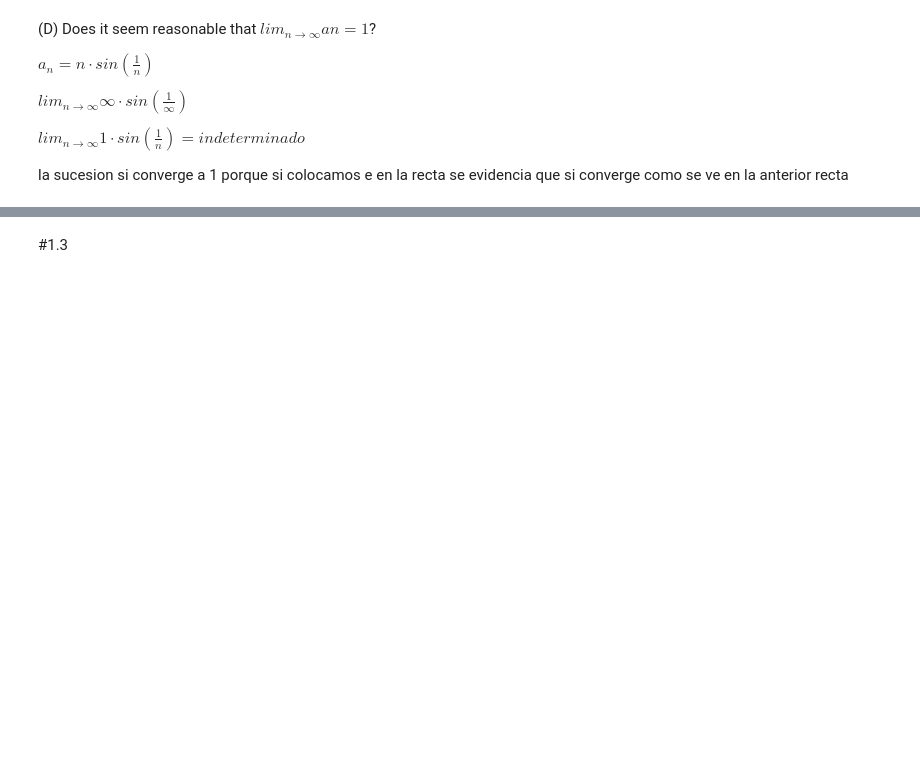
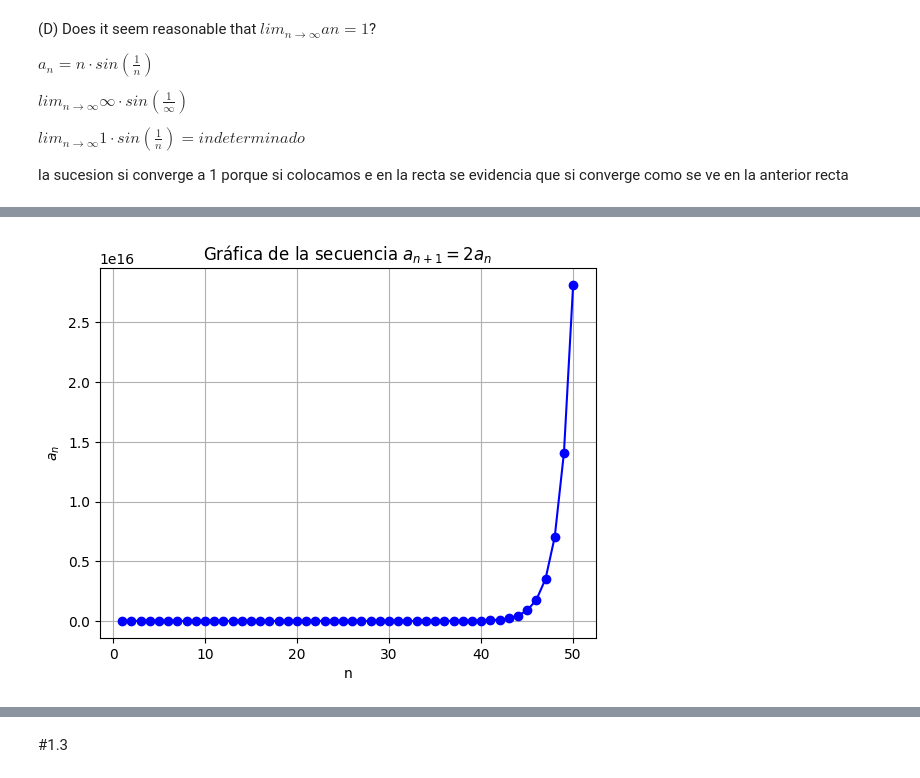
Before and after one commit to Juanm3005/trabajo-grupo-aplicadas, a Jupyter notebook: taller_sucesiones.ipynb, the cells around one changed output, grey strips where cells are left out. Cells and saved outputs as stored; diff of their text form; code cells hidden in the pictures; blank space fills up the shorter version.

```diff
--- a/taller_sucesiones.ipynb
+++ b/taller_sucesiones.ipynb
@@ -662,0 +737,23 @@ while True:
+# %%
+#Consider the sequence {𝑎𝑛} with 𝑎1 = 2 and 𝑎𝑛+1 = 2𝑎_𝑛 for 𝑛 = 1, 2, 3, .... Plot the points (𝑛, 𝑎𝑛) for 𝑛 = 1, 2, 3, ... , 50. Can you find the limit of this sequence using the same method you used in Problem 8? Does this sequence have a limit?
+
+a_values = [50]
+
+tamaño = 50
+
+for n in range(1, tamaño):
+    a_next = 2 * a_values[n - 1]
+    a_values.append(a_next)
+
+
+n_values = np.arange(1, tamaño+1)
+
+
+plt.plot(n_values, a_values, marker='o', linestyle='-', color='b')
+plt.title('Gráfica de la secuencia $a_{n+1} = 2 a_n$')
+plt.xlabel('n')
+plt.ylabel('$a_n$')
+plt.grid(True)
+plt.show()
+# %% [output]
+[figure, added]
```
Also changed, not shown: parts of 17 cells of this notebook.
